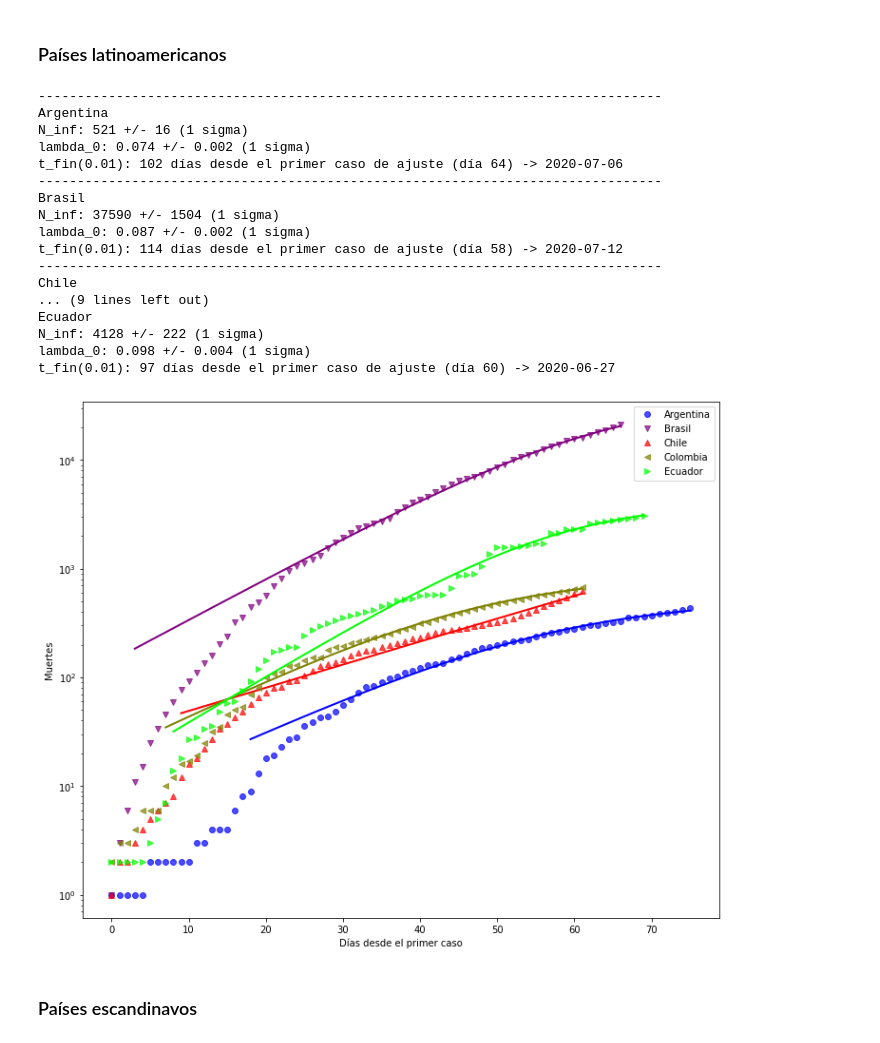
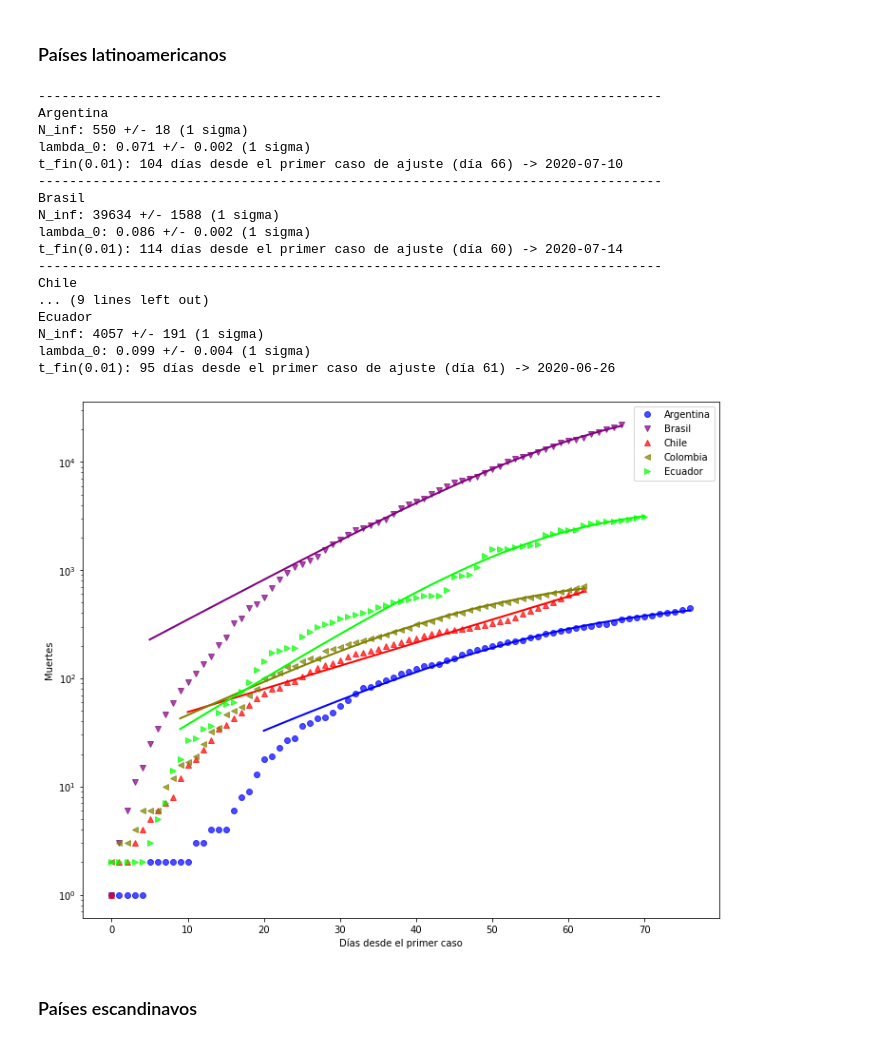
Before and after one commit to manuxch/logistic-covid19, a Jupyter notebook: Logistic_model_COVID-19.ipynb, the cells around one changed output. Drawn from its saved outputs; the diff is of its cells as text; code cells hidden in the pictures.

```diff
--- a/Logistic_model_COVID-19.ipynb
+++ b/Logistic_model_COVID-19.ipynb
@@ -276,26 +276,26 @@ t_fin(0.01): 83 días desde el primer caso de ajuste (día 56) -> 2020-06-09
 # %% [markdown]
 ### Países latinoamericanos
 # %%
-plot_fit(deadths_lat, 9, 'Muertes', logscale=True, p_fin=0.01)
+plot_fit(deadths_lat, 16, 'Muertes', logscale=True, p_fin=0.01)
 # %% [output]
 --------------------------------------------------------------------------------
 Argentina
-N_inf: 521 +/- 16 (1 sigma)
-lambda_0: 0.074 +/- 0.002 (1 sigma)
-t_fin(0.01): 102 días desde el primer caso de ajuste (día 64) -> 2020-07-06
+N_inf: 550 +/- 18 (1 sigma)
+lambda_0: 0.071 +/- 0.002 (1 sigma)
+t_fin(0.01): 104 días desde el primer caso de ajuste (día 66) -> 2020-07-10
 --------------------------------------------------------------------------------
 Brasil
-N_inf: 37590 +/- 1504 (1 sigma)
-lambda_0: 0.087 +/- 0.002 (1 sigma)
-t_fin(0.01): 114 días desde el primer caso de ajuste (día 58) -> 2020-07-12
+N_inf: 39634 +/- 1588 (1 sigma)
+lambda_0: 0.086 +/- 0.002 (1 sigma)
+t_fin(0.01): 114 días desde el primer caso de ajuste (día 60) -> 2020-07-14
 --------------------------------------------------------------------------------
 Chile
 ... (9 lines left out)
 Ecuador
-N_inf: 4128 +/- 222 (1 sigma)
-lambda_0: 0.098 +/- 0.004 (1 sigma)
-t_fin(0.01): 97 días desde el primer caso de ajuste (día 60) -> 2020-06-27
+N_inf: 4057 +/- 191 (1 sigma)
+lambda_0: 0.099 +/- 0.004 (1 sigma)
+t_fin(0.01): 95 días desde el primer caso de ajuste (día 61) -> 2020-06-26
-[figure, old version]
+[figure, new version]
 # %% [markdown]
 ### Países escandinavos
 # %%
```
Also changed, not shown: parts of 8 cells of this notebook.
